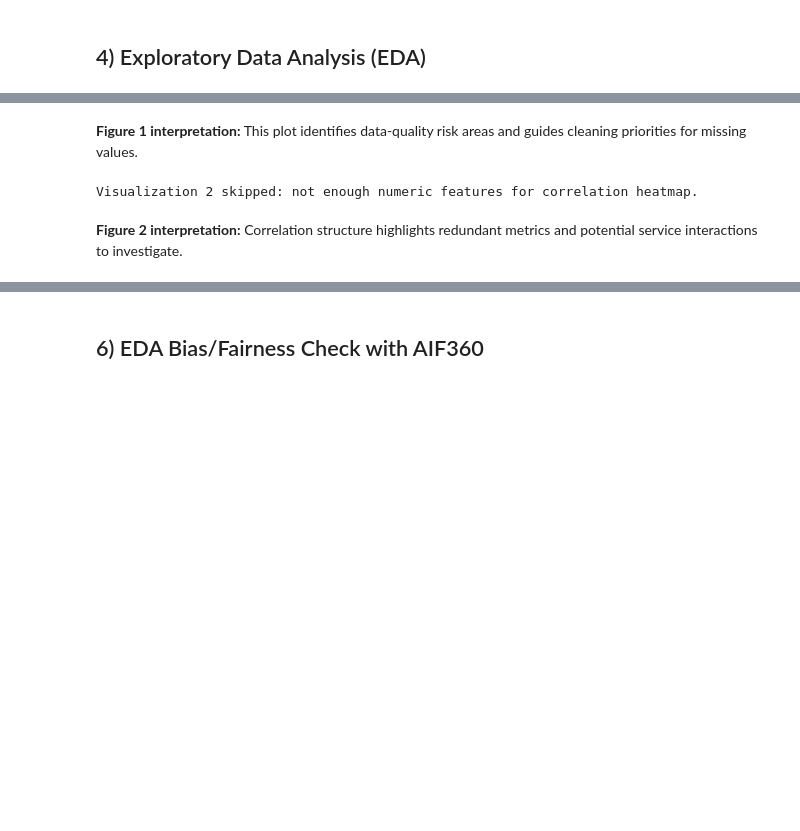
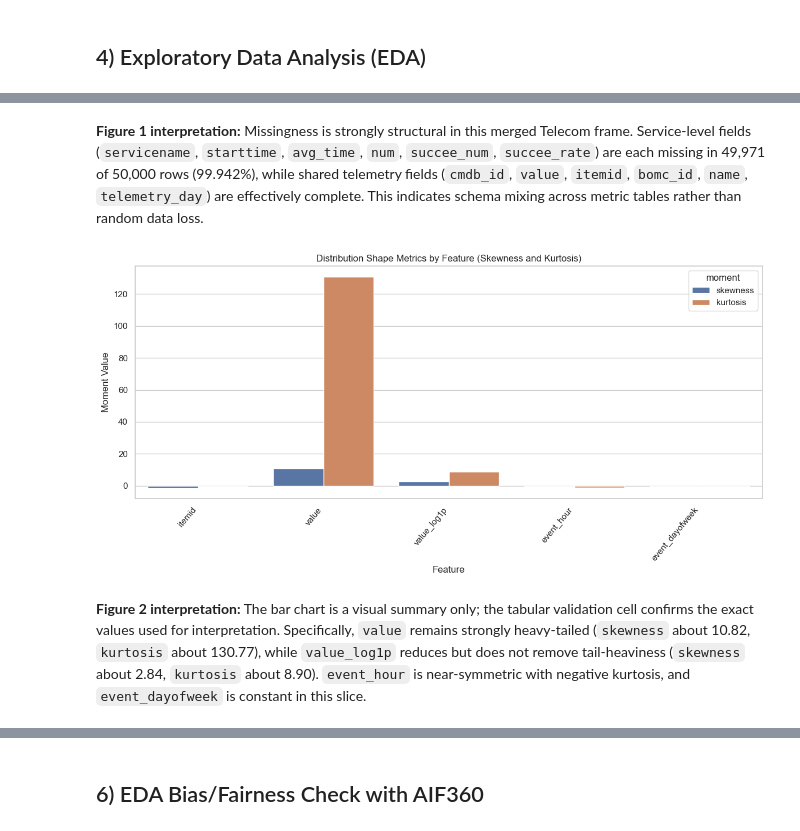
Before and after one commit to Ohara124c41/ai-programming-foundations-project, a Jupyter notebook: data_workflow.ipynb, the cells around one changed output, grey strips where cells are left out. Saved outputs shown, nothing was run; the diff lists cells and outputs as text; code cells hidden in the pictures; blank space fills up the shorter version.

Commit message:
feat: finalize notebook, add readme, add summary

```diff
--- a/data_workflow.ipynb
+++ b/data_workflow.ipynb
@@ -330,14 +317,0 @@ Expected systems: Bank, Telecom, Market/cloudbed-1, Market/cloudbed-2
-# %%
-if df_raw is None:
-    print("V&V Ingestion: pending (dataset missing)")
-else:
-    time_like_cols = [c for c in df_raw.columns if any(k in c.lower() for k in ["time", "date", "timestamp"])]
-    ingestion_checks = {
-        "is_dataframe": isinstance(df_raw, pd.DataFrame),
-        "row_count_at_least_200": df_raw.shape[0] >= 200,
-        "column_count_at_least_5": df_raw.shape[1] >= 5,
-        "has_time_like_column": len(time_like_cols) > 0,
-        "subset_metadata_present": isinstance(globals().get("SUBSET_METADATA"), dict),
-        "subset_applied": bool(globals().get("SUBSET_METADATA", {}).get("subset_applied", False)),
-    }
-    print("V&V Ingestion:", ingestion_checks)
@@ -398,6 +434,7 @@ else:
     df_clean = drop_duplicate_rows(df_clean)
     df_clean = parse_time_columns(df_clean)
     df_clean = impute_missing_values(df_clean)
+    df_clean = add_telecom_derived_features(df_clean)
     print("Cleaning complete.")
     print(f"Cleaned shape: {df_clean.shape[0]} rows x {df_clean.shape[1]} columns")
     display(df_clean.head())
@@ -457,4 +553,12 @@ else:
     display(eda_report["missingness"].head(12))
     print("Cardinality (top 12 rows):")
     display(eda_report["cardinality"].head(12))
+    print("Numeric moments (mean/std/skewness/kurtosis, top 12 by std):")
+    display(eda_report["numeric_moments"].head(12))
+    print("Metric source breakdown:")
+    display(eda_report["source_breakdown"])
+    print("Metric source value stats:")
+    display(eda_report["source_value_stats"])
+    print("Datetime coverage:")
+    display(eda_report["time_coverage"])
 # %% [output]
@@ -493,18 +759,25 @@ Visualization 1 skipped: missing EDA report.
 # %% [markdown]
-**Figure 1 interpretation:** This plot identifies data-quality risk areas and guides cleaning priorities for missing values.
+**Figure 1 interpretation:** Missingness is strongly structural in this merged Telecom frame. Service-level fields (`servicename`, `starttime`, `avg_time`, `num`, `succee_num`, `succee_rate`) are each missing in 49,971 of 50,000 rows (99.942%), while shared telemetry fields (`cmdb_id`, `value`, `itemid`, `bomc_id`, `name`, `telemetry_day`) are effectively complete. This indicates schema mixing across metric tables rather than random data loss.
 # %%
-if eda_report is not None and not eda_report["numeric_corr"].empty:
-    corr = eda_report["numeric_corr"]
-    plt.figure(figsize=(8, 6))
-    sns.heatmap(corr, cmap="coolwarm", center=0)
-    plt.title("Numeric Feature Correlation Heatmap")
+if eda_report is not None and not eda_report["numeric_moments"].empty:
+    shape_stats = (
+        eda_report["numeric_moments"][["skewness", "kurtosis"]]
+        .reset_index()
+        .rename(columns={"index": "feature"})
+        .head(12)
+        .melt(id_vars="feature", var_name="moment", value_name="value")
+    )
+    plt.figure(figsize=(12, 6))
+    sns.barplot(data=shape_stats, x="feature", y="value", hue="moment")
+    plt.title("Distribution Shape Metrics by Feature (Skewness and Kurtosis)")
     plt.xlabel("Feature")
-    plt.ylabel("Feature")
+    plt.ylabel("Moment Value")
+    plt.xticks(rotation=50, ha="right")
     plt.tight_layout()
     plt.show()
 else:
-    print("Visualization 2 skipped: not enough numeric features for correlation heatmap.")
+    print("Visualization 2 skipped: no numeric moments available.")
 # %% [output]
-Visualization 2 skipped: not enough numeric features for correlation heatmap.
+[figure, added]
 # %% [markdown]
-**Figure 2 interpretation:** Correlation structure highlights redundant metrics and potential service interactions to investigate.
+**Figure 2 interpretation:** The bar chart is a visual summary only; the tabular validation cell confirms the exact values used for interpretation. Specifically, `value` remains strongly heavy-tailed (`skewness` about 10.82, `kurtosis` about 130.77), while `value_log1p` reduces but does not remove tail-heaviness (`skewness` about 2.84, `kurtosis` about 8.90). `event_hour` is near-symmetric with negative kurtosis, and `event_dayofweek` is constant in this slice.
```
Also changed, not shown: parts of 29 cells of this notebook, 3 other files.
